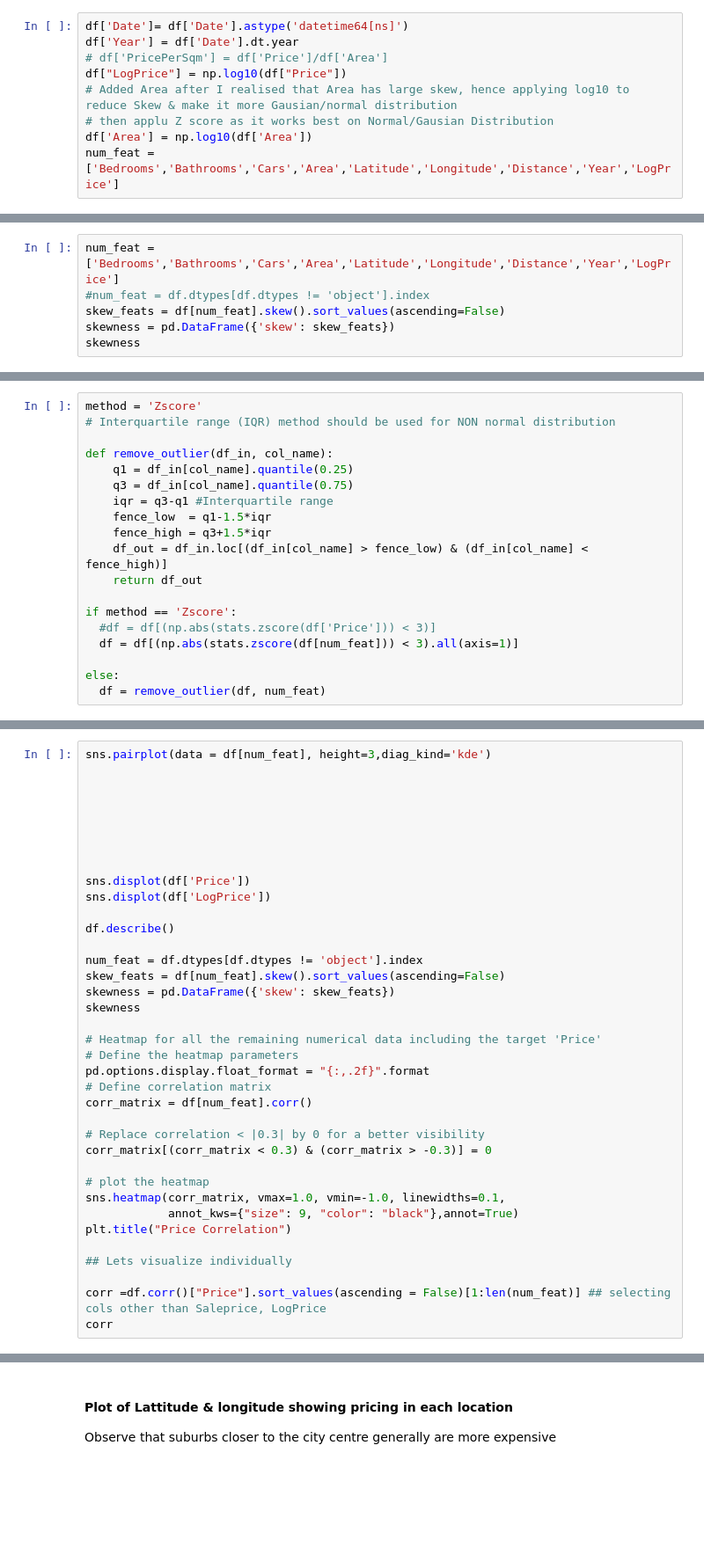
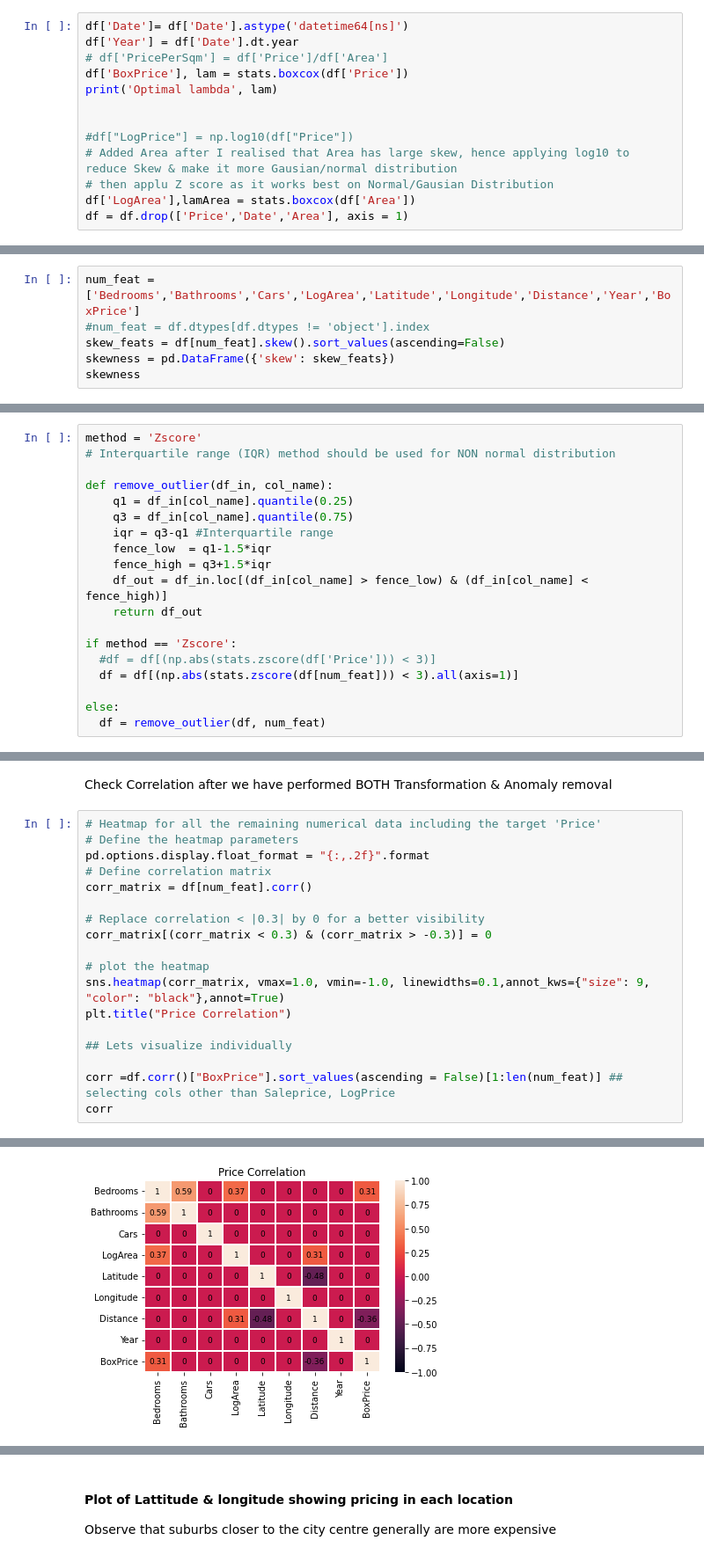
Before and after one commit to think-circle/MLrealestate, a Jupyter notebook: Real Estate Estimator.ipynb, the cells around one changed output, grey strips where cells are left out. Shown at 88% size. Drawn from its saved outputs; the diff is of its cells as text; blank space fills up the shorter version.

```diff
--- a/Real Estate Estimator.ipynb
+++ b/Real Estate Estimator.ipynb
@@ -131,8 +183,12 @@ skewness
 df['Date']= df['Date'].astype('datetime64[ns]')
 df['Year'] = df['Date'].dt.year
 # df['PricePerSqm'] = df['Price']/df['Area']
-df["LogPrice"] = np.log10(df["Price"])
+df['BoxPrice'], lam = stats.boxcox(df['Price'])
+print('Optimal lambda', lam)
+
+
+#df["LogPrice"] = np.log10(df["Price"])
 # Added Area after I realised that Area has large skew, hence applying log10 to reduce Skew & make it more Gausian/normal distribution
 # then applu Z score as it works best on Normal/Gausian Distribution
-df['Area'] = np.log10(df['Area'])
-num_feat = ['Bedrooms','Bathrooms','Cars','Area','Latitude','Longitude','Distance','Year','LogPrice']
+df['LogArea'],lamArea = stats.boxcox(df['Area'])
+df = df.drop(['Price','Date','Area'], axis = 1)
@@ -139,5 +199,5 @@ num_feat = ['Bedrooms','Bathrooms','Cars','Area','Latitude','Longitude','Distanc
 # %%
-num_feat = ['Bedrooms','Bathrooms','Cars','Area','Latitude','Longitude','Distance','Year','LogPrice']
+num_feat = ['Bedrooms','Bathrooms','Cars','LogArea','Latitude','Longitude','Distance','Year','BoxPrice']
 #num_feat = df.dtypes[df.dtypes != 'object'].index
 skew_feats = df[num_feat].skew().sort_values(ascending=False)
 skewness = pd.DataFrame({'skew': skew_feats})
@@ -170,22 +258,6 @@ Explore Data after removing anomalies & using Log10 on Price to reduce skew
+# %% [markdown]
+Check Correlation after we have performed BOTH Transformation & Anomaly removal
 # %%
-sns.pairplot(data = df[num_feat], height=3,diag_kind='kde')
-
-
-
-
-
-
-
-sns.displot(df['Price'])
-sns.displot(df['LogPrice'])
-
-df.describe()
-
-num_feat = df.dtypes[df.dtypes != 'object'].index
-skew_feats = df[num_feat].skew().sort_values(ascending=False)
-skewness = pd.DataFrame({'skew': skew_feats})
-skewness
-
 # Heatmap for all the remaining numerical data including the target 'Price'
 # Define the heatmap parameters
 pd.options.display.float_format = "{:,.2f}".format
@@ -196,11 +268,11 @@ corr_matrix = df[num_feat].corr()
 corr_matrix[(corr_matrix < 0.3) & (corr_matrix > -0.3)] = 0
 
 # plot the heatmap
-sns.heatmap(corr_matrix, vmax=1.0, vmin=-1.0, linewidths=0.1,
-            annot_kws={"size": 9, "color": "black"},annot=True)
+sns.heatmap(corr_matrix, vmax=1.0, vmin=-1.0, linewidths=0.1,annot_kws={"size": 9, "color": "black"},annot=True)
 plt.title("Price Correlation")
 
 ## Lets visualize individually
 
-corr =df.corr()["Price"].sort_values(ascending = False)[1:len(num_feat)] ## selecting cols other than Saleprice, LogPrice
+corr =df.corr()["BoxPrice"].sort_values(ascending = False)[1:len(num_feat)] ## selecting cols other than Saleprice, LogPrice
 corr
+# %% [output]
@@ -206,0 +288 @@ corr
+[figure, added]
```
Also changed, not shown: parts of 47 cells of this notebook, 24 other files.
